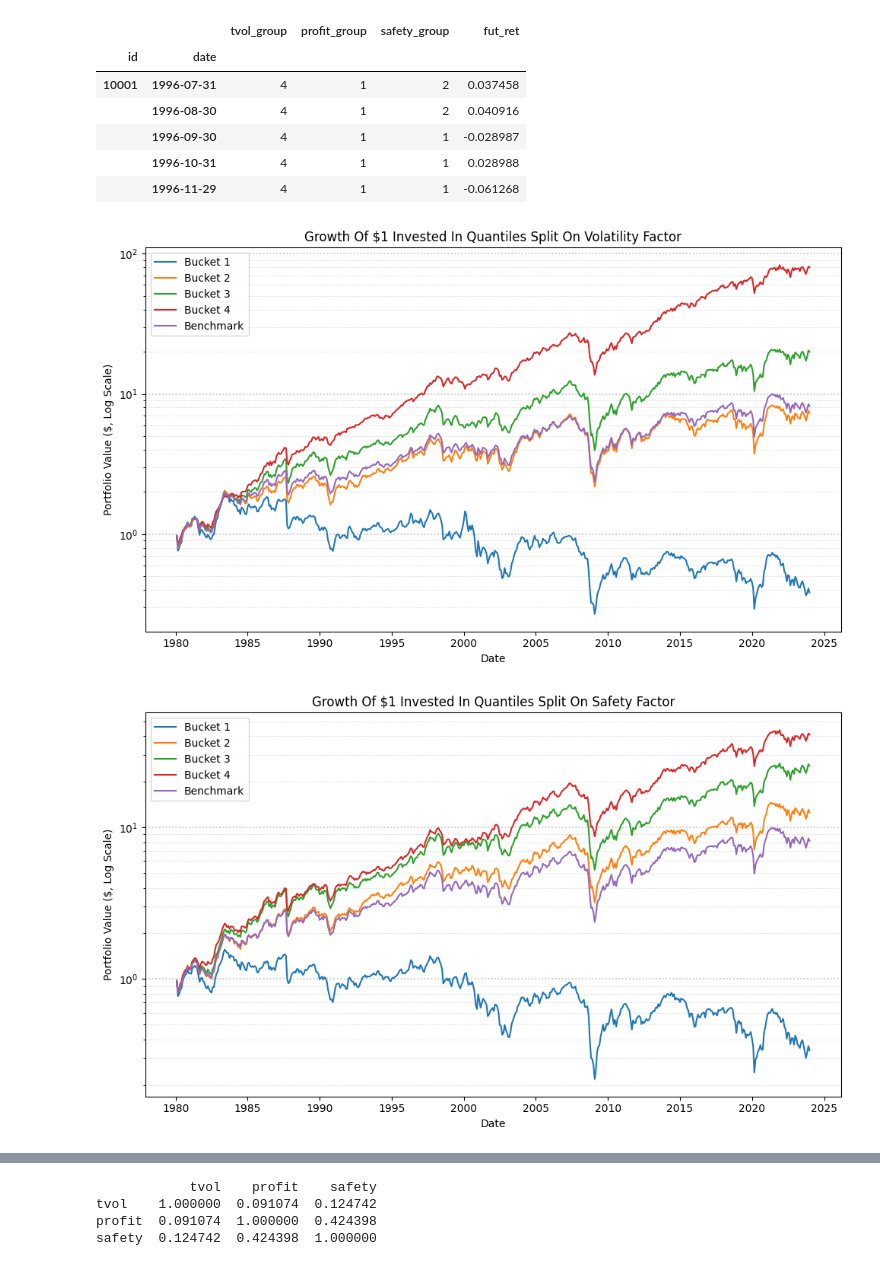
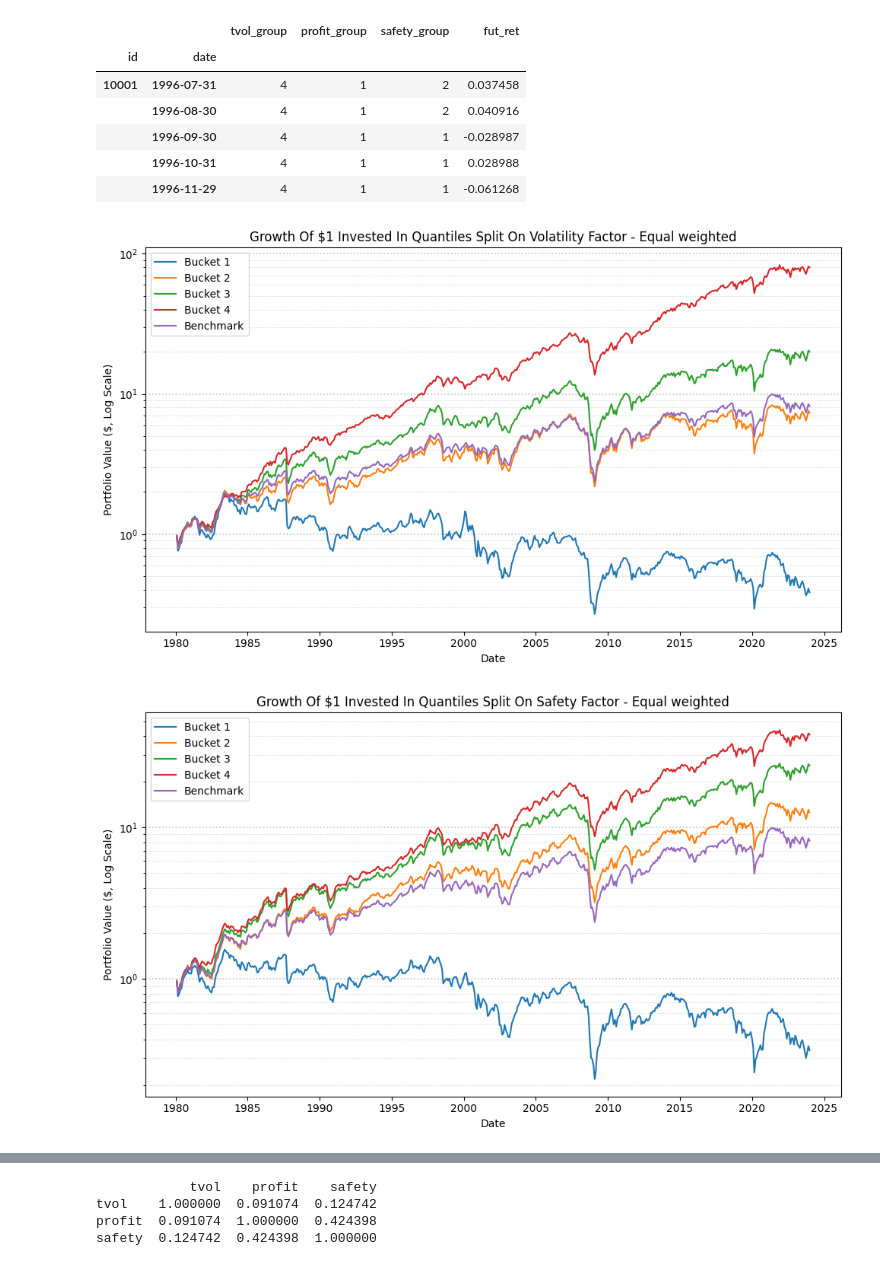
Before and after one commit to Petrichor2390/Portfolio_management, a Jupyter notebook: ass/A_14247617.ipynb, the cells around one changed output, grey strips where cells are left out. Drawn from its saved outputs; the diff is of its cells as text; code cells hidden in the pictures.

```diff
--- a/ass/A_14247617.ipynb
+++ b/ass/A_14247617.ipynb
@@ -184,22 +188,22 @@ data.head()
 # %%
 #now let's visualise the returns on a $1 portfolio in each bucket and factor
 bench_port = data['fut_ret'].groupby('date').mean().cumsum().apply(np.exp).to_frame()
 tvol_port = data.groupby(['date', 'tvol_group']).mean().unstack(level=1)['fut_ret'].cumsum().apply(np.exp)
 tvol_port = tvol_port.join(bench_port)
 safety_port = data.groupby(['date', 'safety_group']).mean().unstack(level=1)['fut_ret'].cumsum().apply(np.exp)
 safety_port = safety_port.join(bench_port)
 profit_port = data.groupby(['date', 'profit_group']).mean().unstack(level=1)['fut_ret'].cumsum().apply(np.exp)
 profit_port = profit_port.join(bench_port)
 
 legend_map = {}
 for i in range(0, N):
     legend_map[f"{i+1}"] = f"Bucket {i+1}"
 legend_map["fut_ret"] = "Benchmark"
 
 #plot each factor
-one_dollar_invested_plot(tvol_port, "Growth Of $1 Invested In Quantiles Split On Volatility Factor", legend_map=legend_map)
-one_dollar_invested_plot(safety_port, "Growth Of $1 Invested In Quantiles Split On Safety Factor", legend_map=legend_map)
-one_dollar_invested_plot(profit_port, "Growth Of $1 Invested In Quantiles Split On Profit Factor", legend_map=legend_map)
+one_dollar_invested_plot(tvol_port, "Growth Of $1 Invested In Quantiles Split On Volatility Factor - Equal weighted", legend_map=legend_map)
+one_dollar_invested_plot(safety_port, "Growth Of $1 Invested In Quantiles Split On Safety Factor - Equal weighted", legend_map=legend_map)
+one_dollar_invested_plot(profit_port, "Growth Of $1 Invested In Quantiles Split On Profit Factor - Equal weighted", legend_map=legend_map)
 # %% [output]
-[figure, old version]
+[figure, new version]
-[figure, old version]
+[figure, new version]
```
Also changed, not shown: parts of 21 cells of this notebook.
